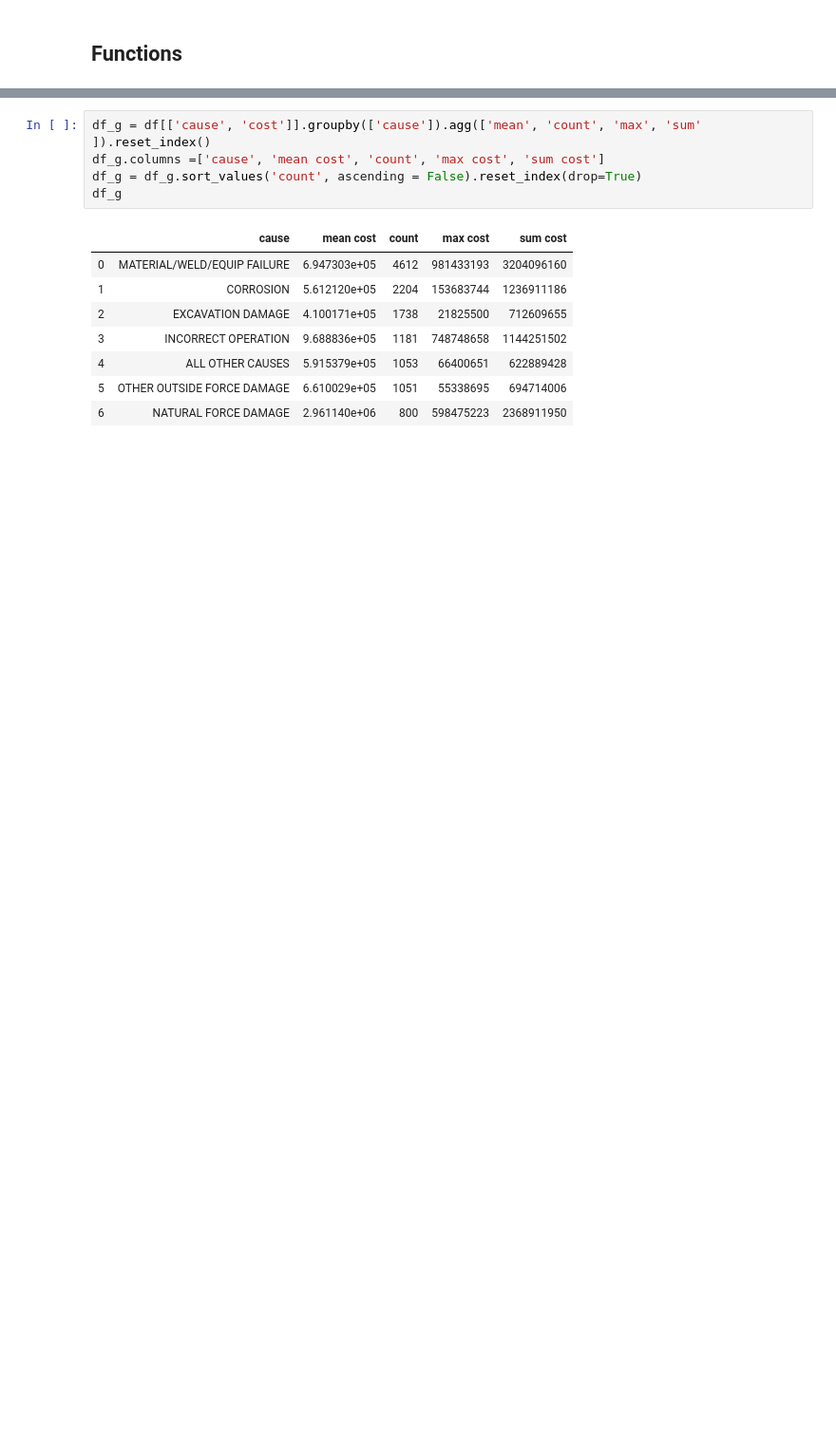
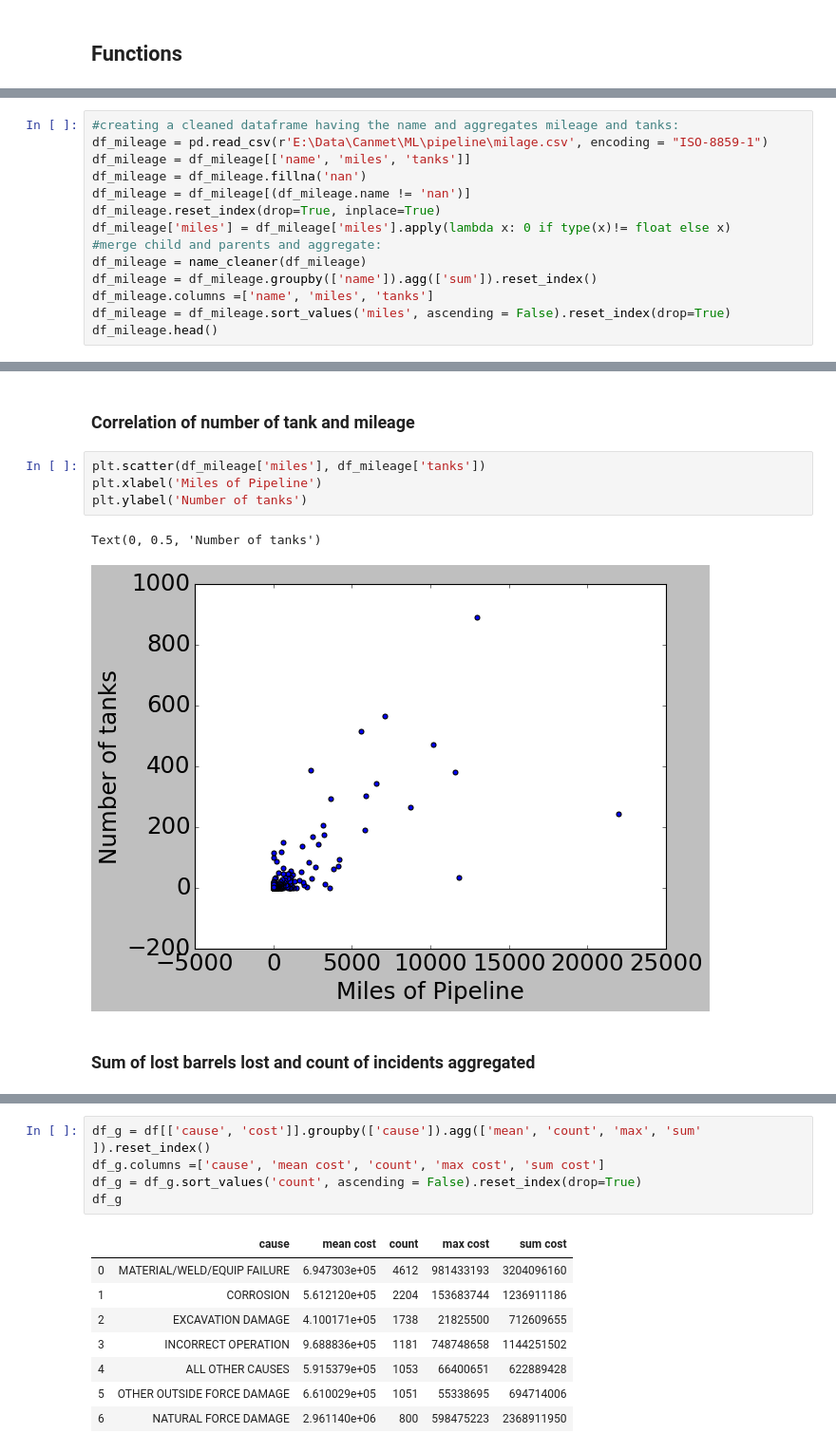
Before and after one commit to s-razavi/Insight_Pipeline_Failure, a Jupyter notebook: Pipeline.ipynb, the cells around one changed output, grey strips where cells are left out. Shown: that part at 95% size. Drawn from its saved outputs; the diff is of its cells as text; blank space fills up the shorter version.

```diff
--- a/Pipeline.ipynb
+++ b/Pipeline.ipynb
@@ -295,0 +141,14 @@ pretty_print_conf_matrix(Y_train,Prediction_train,normalize=False, classes= ['1'
+# %%
+#creating a cleaned dataframe having the name and aggregates mileage and tanks:
+df_mileage = pd.read_csv(r'E:\Data\Canmet\ML\pipeline\milage.csv', encoding = "ISO-8859-1")
+df_mileage = df_mileage[['name', 'miles', 'tanks']]
+df_mileage = df_mileage.fillna('nan')
+df_mileage = df_mileage[(df_mileage.name != 'nan')]
+df_mileage.reset_index(drop=True, inplace=True)
+df_mileage['miles'] = df_mileage['miles'].apply(lambda x: 0 if type(x)!= float else x)
+#merge child and parents and aggregate:
+df_mileage = name_cleaner(df_mileage)
+df_mileage = df_mileage.groupby(['name']).agg(['sum']).reset_index()
+df_mileage.columns =['name', 'miles', 'tanks']
+df_mileage = df_mileage.sort_values('miles', ascending = False).reset_index(drop=True)
+df_mileage.head()
@@ -295,0 +162,11 @@ pretty_print_conf_matrix(Y_train,Prediction_train,normalize=False, classes= ['1'
+# %% [markdown]
+### Correlation of number of tank and mileage
+# %%
+plt.scatter(df_mileage['miles'], df_mileage['tanks'])
+plt.xlabel('Miles of Pipeline')
+plt.ylabel('Number of tanks')
+# %% [output]
+Text(0, 0.5, 'Number of tanks')
+[figure, added]
+# %% [markdown]
+### Sum of lost barrels lost and count of incidents aggregated
```
Also changed, not shown: parts of 92 cells of this notebook.
